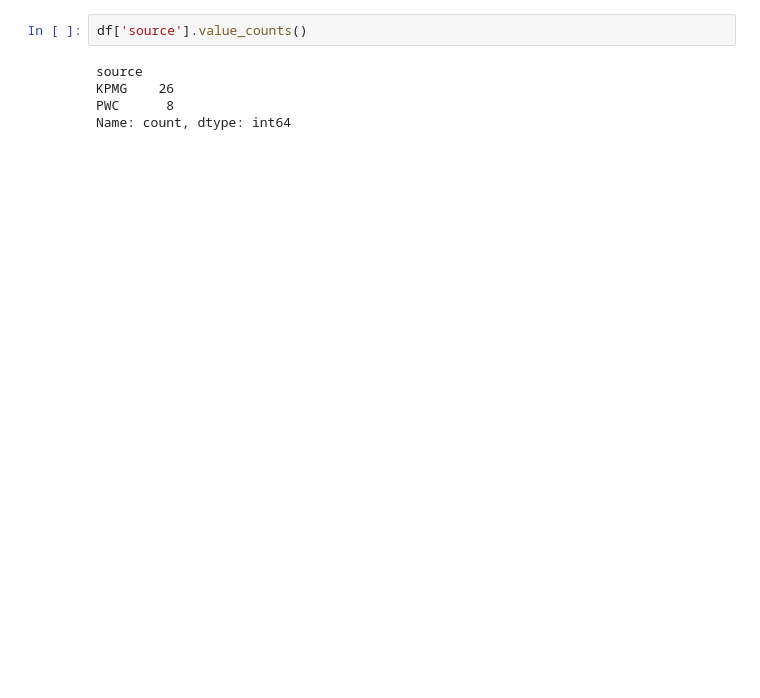
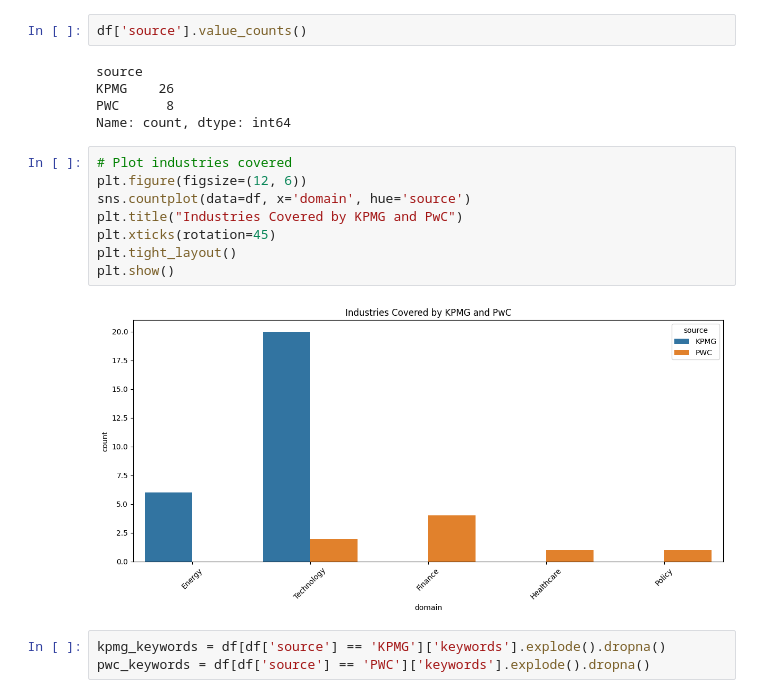
Before and after one commit to vivek-soni-916/KPMG_PwC_Insights, a Jupyter notebook: visualization.ipynb, the cells around one changed output. Drawn from its saved outputs; the diff is of its cells as text; blank space fills up the shorter version.

```diff
--- a/visualization.ipynb
+++ b/visualization.ipynb
@@ -65,3 +80,16 @@ source
 KPMG    26
 PWC      8
 Name: count, dtype: int64
+# %%
+# Plot industries covered
+plt.figure(figsize=(12, 6))
+sns.countplot(data=df, x='domain', hue='source')
+plt.title("Industries Covered by KPMG and PwC")
+plt.xticks(rotation=45)
+plt.tight_layout()
+plt.show()
+# %% [output]
+[figure, added]
+# %%
+kpmg_keywords = df[df['source'] == 'KPMG']['keywords'].explode().dropna()
+pwc_keywords = df[df['source'] == 'PWC']['keywords'].explode().dropna()
```
Also changed, not shown: parts of 8 cells of this notebook, 3 other files.
